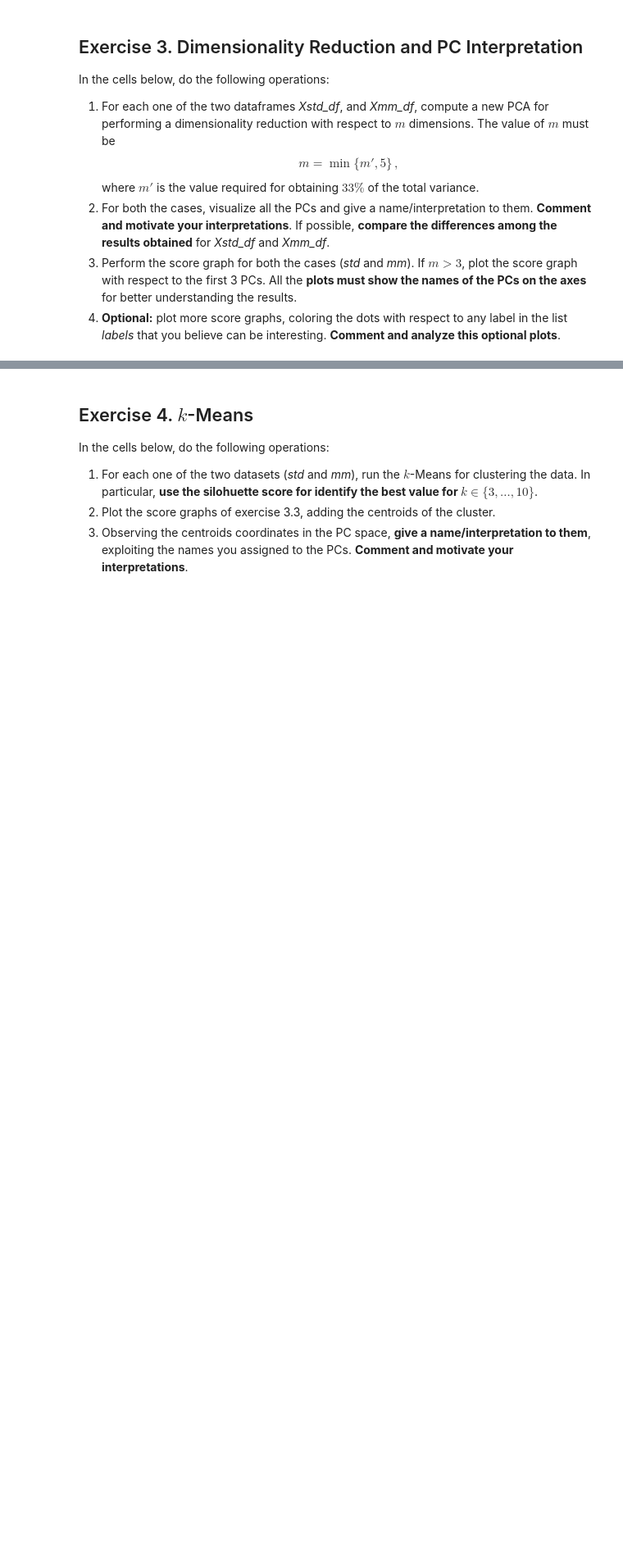
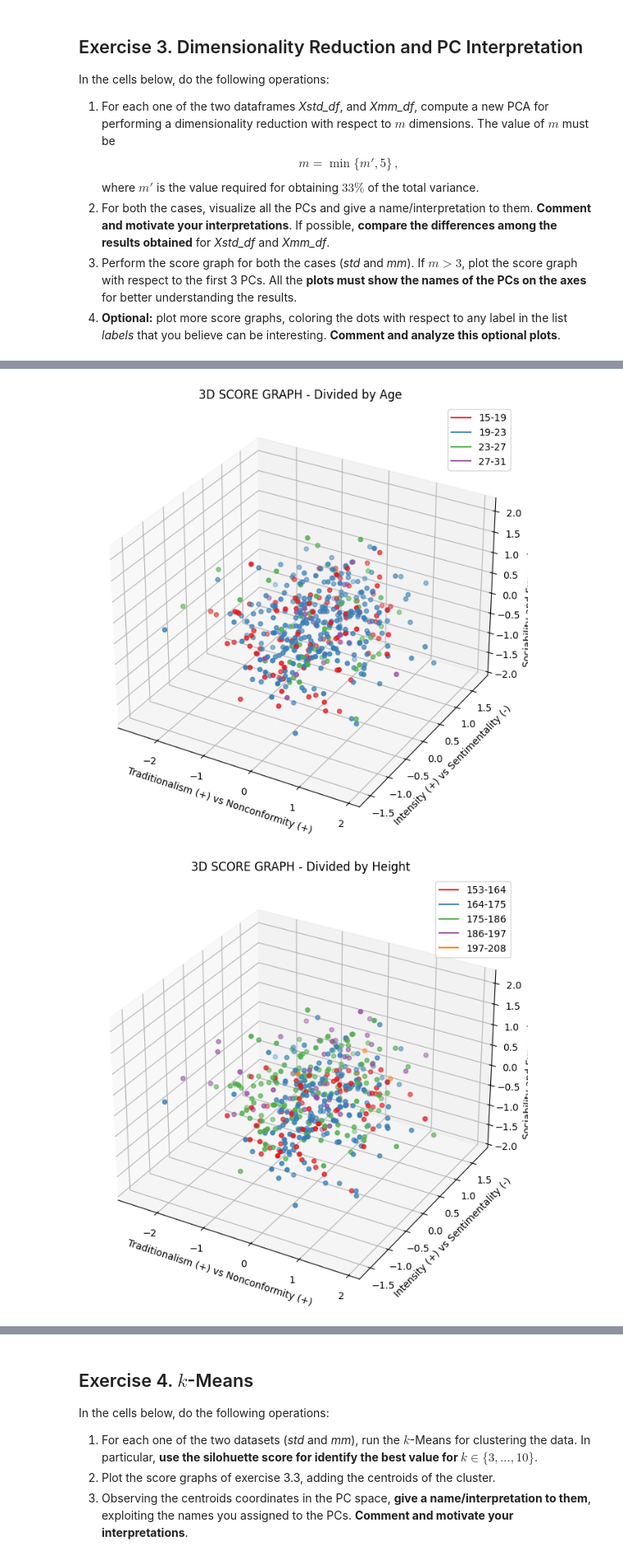
Before and after one commit to andrespinni/HW_PCA, a Jupyter notebook: HWpca_Surname1_Surname2.ipynb, the cells around one changed output, grey strips where cells are left out. Shown at 82% size. Cells and saved outputs as stored; diff of their text form; code cells hidden in the pictures; blank space fills up the shorter version.

```diff
--- a/HWpca_Surname1_Surname2.ipynb
+++ b/HWpca_Surname1_Surname2.ipynb
@@ -141,6 +159,7 @@ responses_path = "responses_hw.csv"
 
 # LOADING THE DATASET AS DATAFRAME
 responses_df = pd.read_csv(responses_path)
+responses_df = responses_df.dropna()
 
 # DISPLAY THE DATAFRAME
 display(responses_df)
@@ -333,0 +522,41 @@ for label in labels:
+# %%
+for label in label_dict:
+    colorLabel = label_dict[label]
+
+    # Assuming 'label' is the name of the label column
+    color_label_column = f"color-{label}"  # Name the new column dynamically
+
+    # Initialize the new column with None or a placeholder value
+    X_df[color_label_column] = None
+
+    # Iterate through the rows of X_df
+    for i in X_df.index:
+        # Get the label value for the current row
+        label_value = responses_df.loc[i, label]
+        # Get the corresponding color for this label value
+        color = colorLabel[label_value]
+        # Update the row in X_df with the color in the new column
+        X_df.at[i, color_label_column] = color
+# %%
+for i, label in enumerate(labels):
+    colorLegend = legend_colors[i]
+    colorLabel = label_dict[label]
+
+    genpos_colors_legend = [Line2D([0], [0], color=colorLegend[k]) for k in colorLegend.keys()]
+
+    color_label_column = f"color-{label}"
+
+    # MAKE THE 3D SCORE GRAPH
+    sg_3d = plt.figure(figsize=(8, 8))
+    ax_sg_3d = sg_3d.add_subplot(111, projection='3d')
+    ax_sg_3d.scatter(Ymm_reduced[:,0], Ymm_reduced[:,1], Ymm_reduced[:,2], c=X_df[color_label_column])
+    plt.title(f'3D SCORE GRAPH - Divided by {label}')
+    ax_sg_3d.set_xlabel(pc_mm_names[0])
+    ax_sg_3d.set_ylabel(pc_mm_names[1])
+    ax_sg_3d.set_zlabel(pc_mm_names[2])
+    plt.legend(genpos_colors_legend, [k for k in colorLegend.keys()])
+    plt.grid()
+    plt.show()
+# %% [output]
+[figure, added]
+[figure, added]
```
Also changed, not shown: parts of 11 cells of this notebook, 1 other file.
